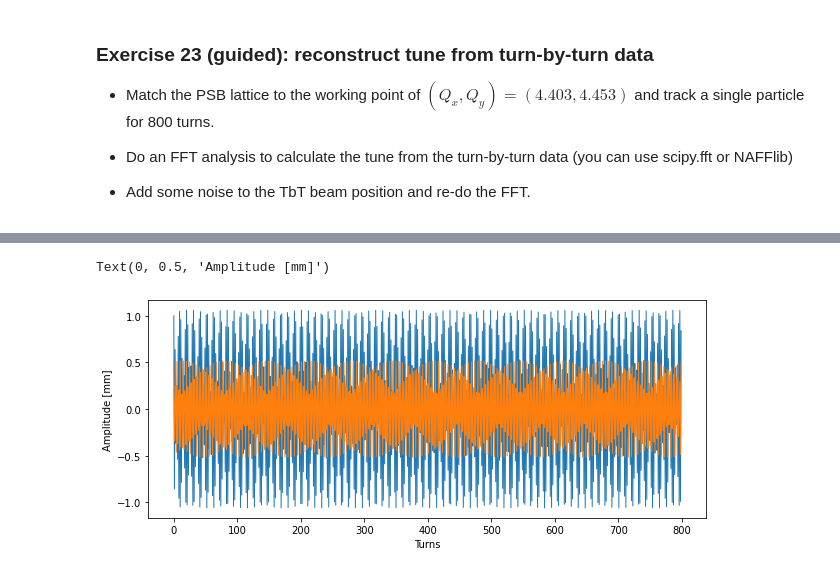
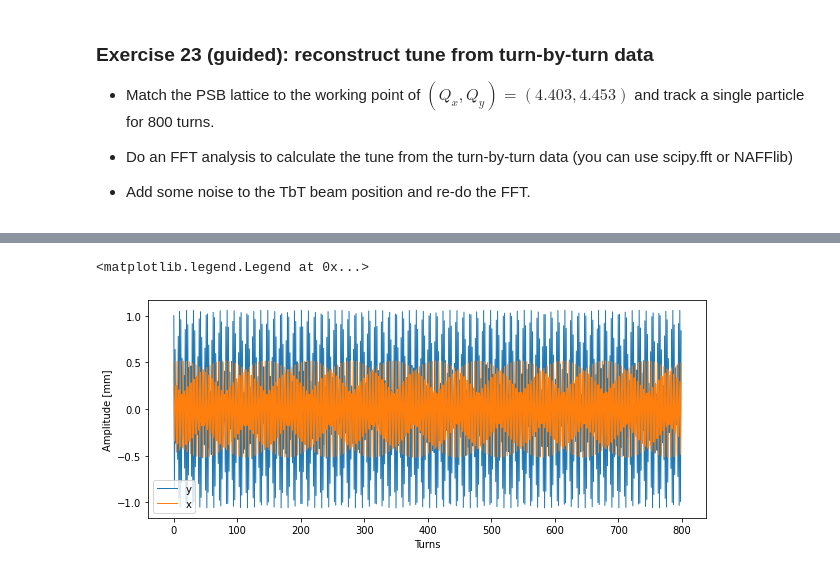
Before and after one commit to tprebiba/accelerators-teaching, a Jupyter notebook: 01_AUTH-2024_Accelerator_Physics/05_PSB_Xsuite_tracking_SOLUTIONS.ipynb, the cells around one changed output, grey strips where cells are left out. Saved outputs shown, nothing was run; the diff lists cells and outputs as text; code cells hidden in the pictures.

```diff
--- a/01_AUTH-2024_Accelerator_Physics/05_PSB_Xsuite_tracking_SOLUTIONS.ipynb
+++ b/01_AUTH-2024_Accelerator_Physics/05_PSB_Xsuite_tracking_SOLUTIONS.ipynb
@@ -337,13 +340,14 @@ y_tbt = line.record_last_track.y[0]
 # %%
 # Plotting turn-by-turn data for the two planes
 plt.figure(figsize=(10,4))
-plt.plot(y_tbt*1e3, linewidth=1)
-plt.plot(x_tbt*1e3, linewidth=1)
+plt.plot(y_tbt*1e3, linewidth=1, label='y')
+plt.plot(x_tbt*1e3, linewidth=1, label='x')
 plt.xlabel('Turns')
 plt.ylabel('Amplitude [mm]')
+plt.legend()
 # %% [output]
-Text(0, 0.5, 'Amplitude [mm]')
+<matplotlib.legend.Legend at 0x...>
-[figure, old version]
+[figure, new version]
 # %%
 # spectrum using scipy
 data = np.array(y_tbt) # focusing only in the y-plane
```
Also changed, not shown: parts of 34 cells of this notebook, 1 other file.
